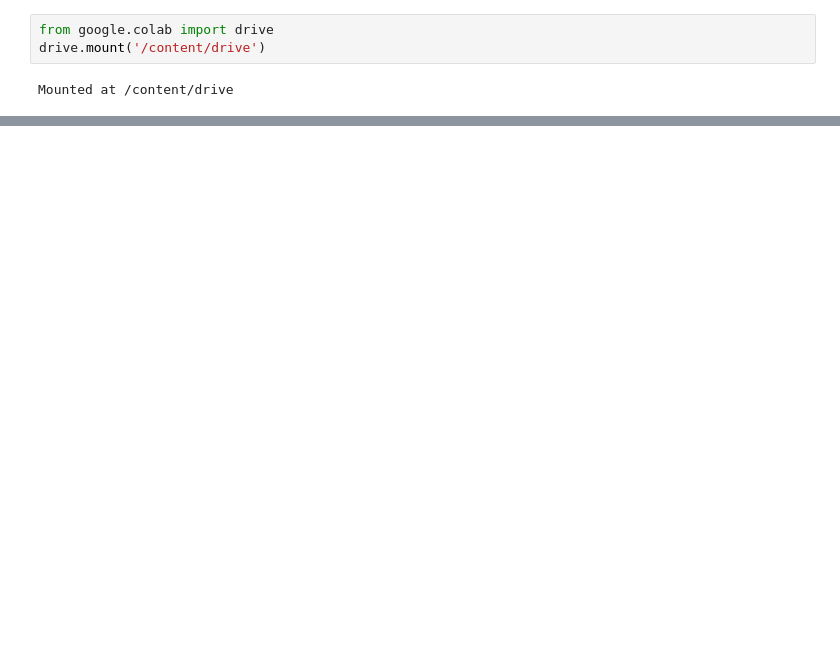
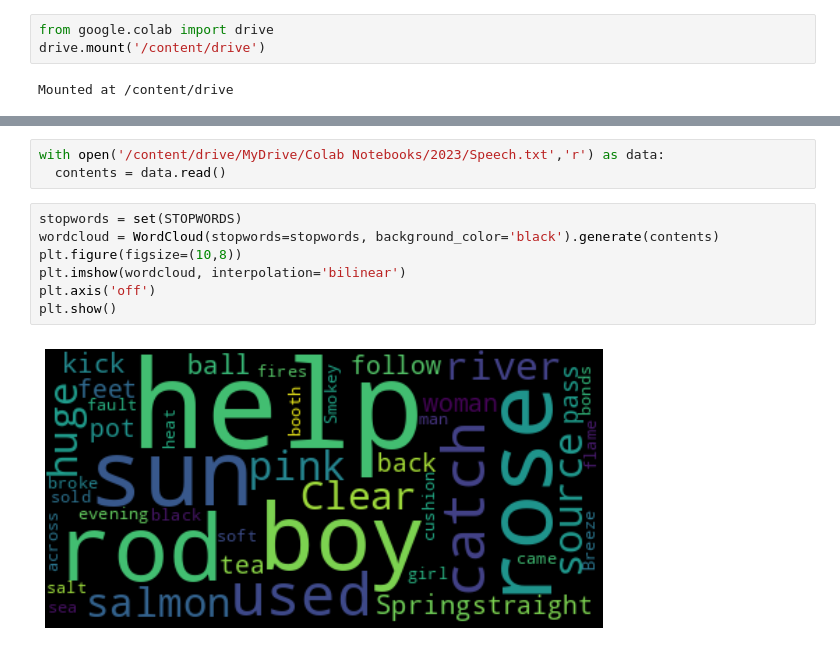
Before and after one commit to danielrodriguez007/Data_Analysis, a Jupyter notebook: Project_Audio.ipynb, the cells around one changed output, grey strips where cells are left out. Drawn from its saved outputs; the diff is of its cells as text; blank space fills up the shorter version.

Commit message:
Speech Analytics

```diff
--- a/Project_Audio.ipynb
+++ b/Project_Audio.ipynb
@@ -47,0 +56,12 @@ Executed
+# %%
+with open('/content/drive/MyDrive/Colab Notebooks/2023/Speech.txt','r') as data:
+  contents = data.read()
+# %%
+stopwords = set(STOPWORDS)
+wordcloud = WordCloud(stopwords=stopwords, background_color='black').generate(contents)
+plt.figure(figsize=(10,8))
+plt.imshow(wordcloud, interpolation='bilinear')
+plt.axis('off')
+plt.show()
+# %% [output]
+[figure, added]
```
Also changed, not shown: parts of 3 cells of this notebook.
